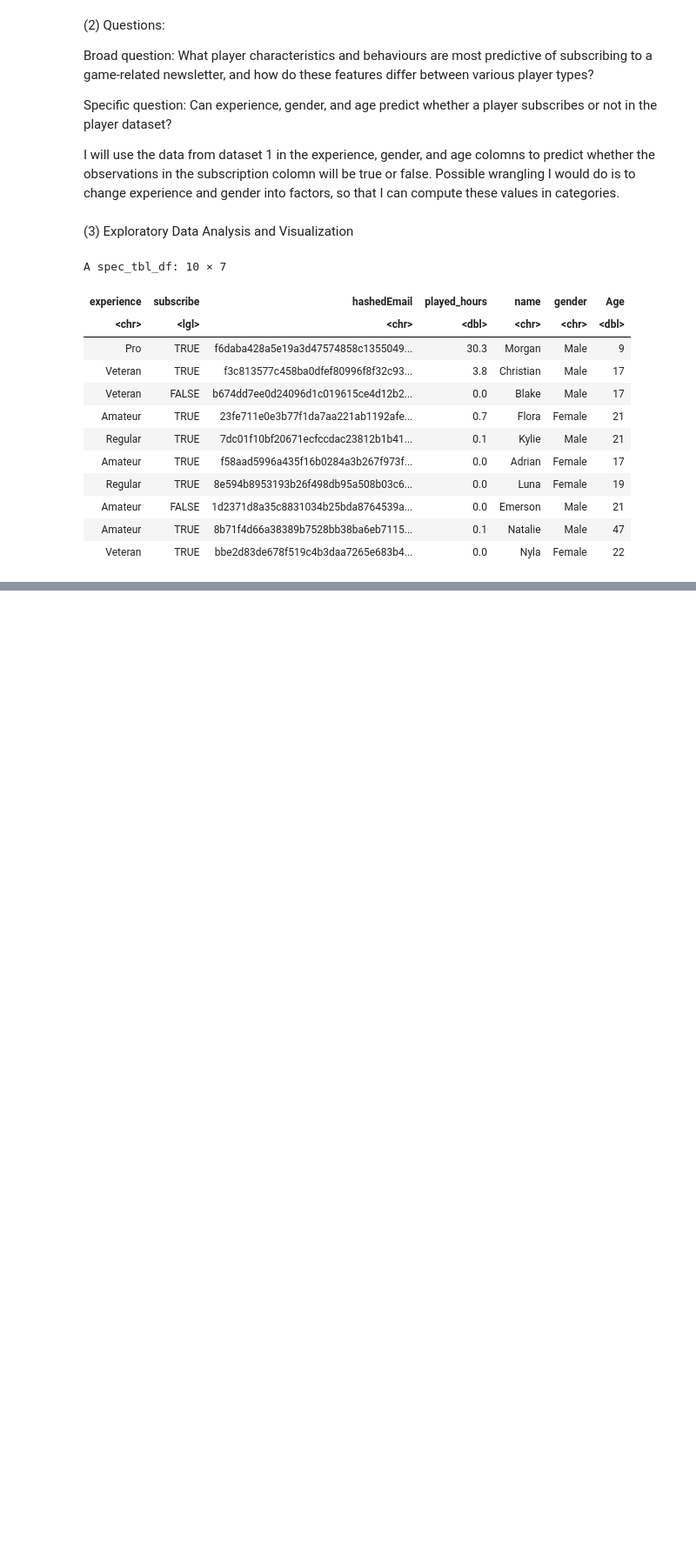
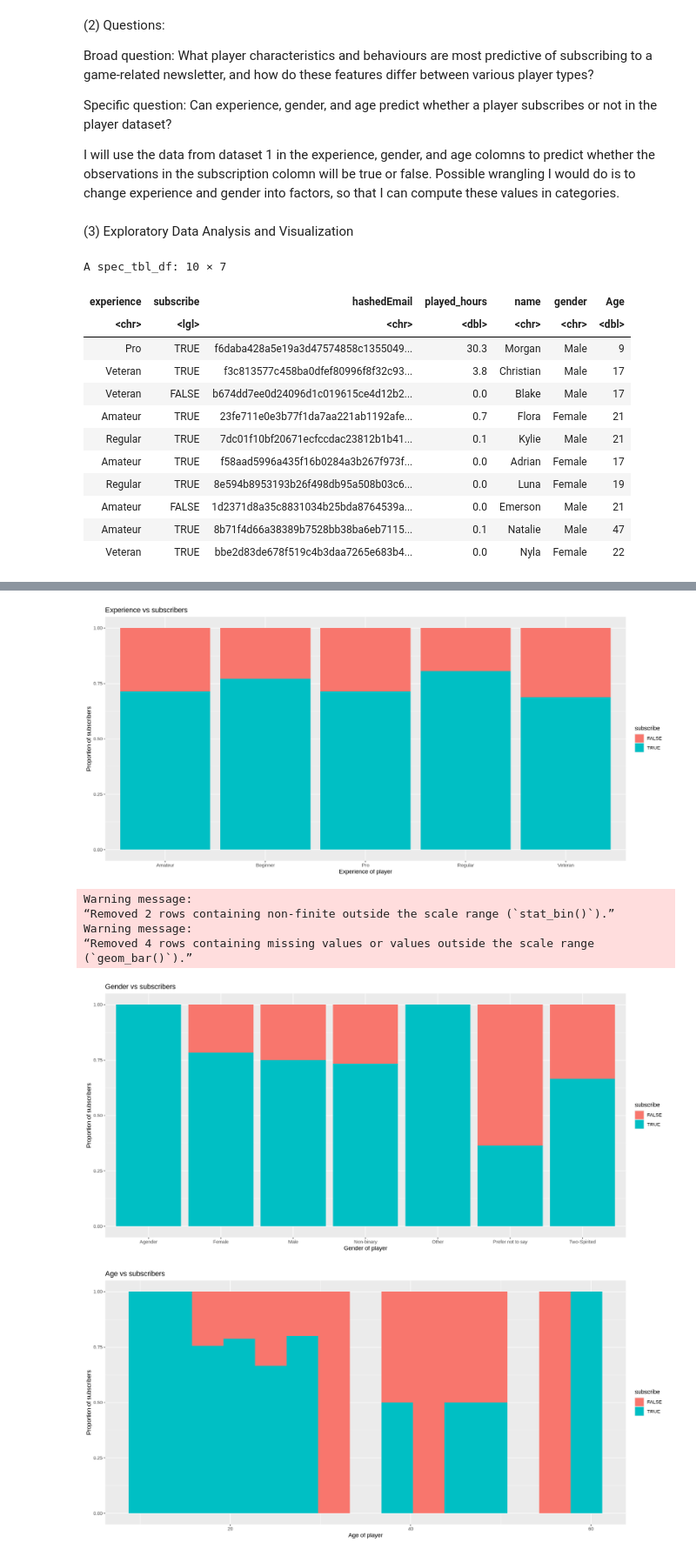
Before and after one commit to angusesgus/Individual-planning-report, a Jupyter notebook: Proposal.ipynb, the cells around one changed output, grey strips where cells are left out. Shown: that part at 87% size. Cells and saved outputs as stored; diff of their text form; code cells hidden in the pictures; blank space fills up the shorter version.

Commit message:
Question 4 complete
Explained my method and how I plan to work with the data

```diff
--- a/Proposal.ipynb
+++ b/Proposal.ipynb
@@ -153,0 +155,4 @@ mutate(across(c(experience, gender), as.factor))
+# %%
+player_data <- player_data |>
+    mutate(across(c(experience, gender), as.factor))
+slice(player_data, 1:10)
@@ -153,0 +182,23 @@ mutate(across(c(experience, gender), as.factor))
+# %%
+options(repr.plot.width = 15, repr.plot.height = 7)
+plot_1 <- ggplot(player_data, aes(x = experience, fill = subscribe)) +
+    geom_bar(position = "fill") +
+    labs(x = "Experience of player", y = "Proportion of subscribers", title = "Experience vs subscribers")
+plot_2 <- ggplot(player_data, aes(x = gender, fill = subscribe)) +
+    geom_bar(position = "fill") +
+    labs(x = "Gender of player", y = "Proportion of subscribers", title = "Gender vs subscribers")
+plot_3 <- ggplot(player_data, aes(x = Age, fill = subscribe)) +
+    geom_histogram(bins = 15, position = "fill") +
+    labs(x = "Age of player", y = "Proportion of subscribers", title = "Age vs subscribers")
+plot_1
+plot_2
+plot_3
+# %% [output]
+[figure, added]
+Warning message:
+“Removed 2 rows containing non-finite outside the scale range (`stat_bin()`).”
+Warning message:
+“Removed 4 rows containing missing values or values outside the scale range
+(`geom_bar()`).”
+[figure, added]
+[figure, added]
```
Also changed, not shown: parts of 7 cells of this notebook.
